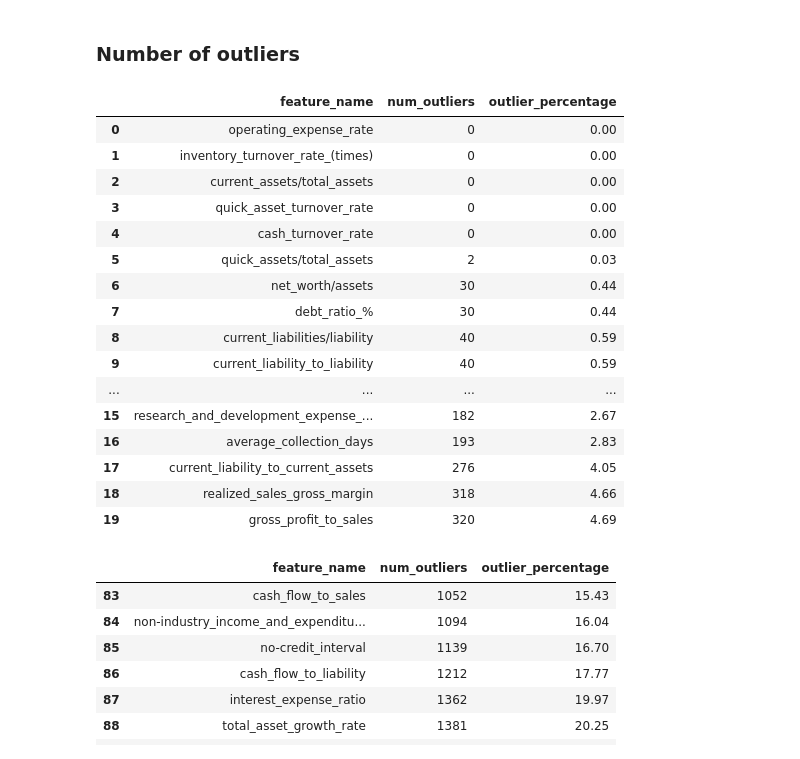
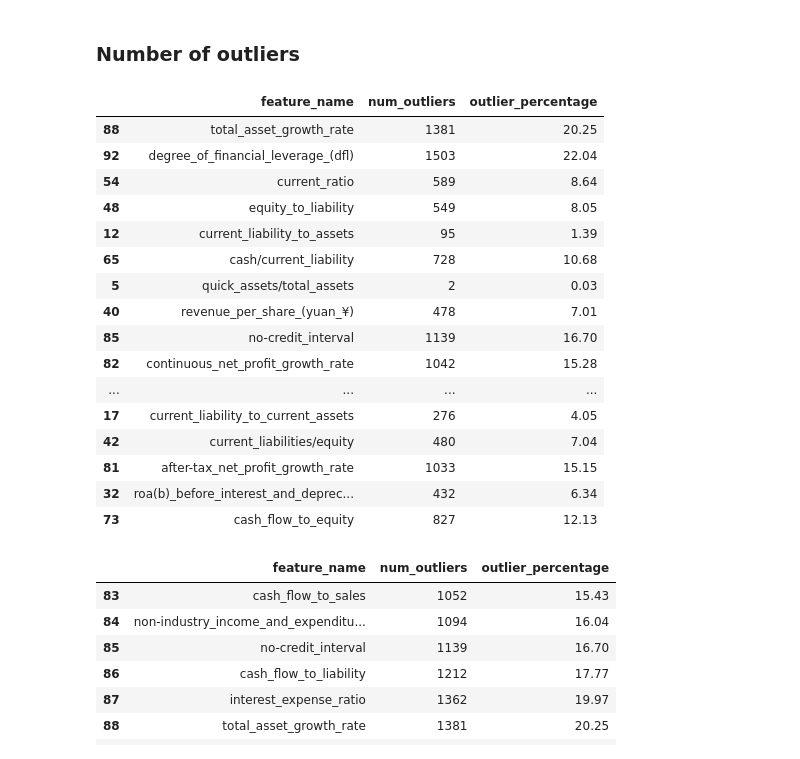
Before and after one commit to suchirmm/predictive_ml_, a Jupyter notebook: company_failure_prediction.ipynb, the cells around one changed output. Cells and saved outputs as stored; diff of their text form; code cells hidden in the pictures.

Commit message:
outliers, eda

```diff
--- a/company_failure_prediction.ipynb
+++ b/company_failure_prediction.ipynb
@@ -157,25 +157,25 @@ outlier_df.drop(columns=['msg'], inplace=True)
 outlier_df['outlier_percentage'] = round(outlier_df['num_outliers'] / df.shape[0] * 100, 2)
 # %%
 # Most features have outliers which makes different outlier techniques essential
-outlier_df.sort_values('outlier_percentage').reset_index(drop = True)[:20]
+outlier_df.sort_values('outlier_percentage').reset_index(drop = True).sample(20)
 # %% [output]
 |  | feature_name | num_outliers | outlier_percentage |
-| 0 | operating_expense_rate | 0 | 0.00 |
-| 1 | inventory_turnover_rate_(times) | 0 | 0.00 |
-| 2 | current_assets/total_assets | 0 | 0.00 |
-| 3 | quick_asset_turnover_rate | 0 | 0.00 |
-| 4 | cash_turnover_rate | 0 | 0.00 |
+| 88 | total_asset_growth_rate | 1381 | 20.25 |
+| 92 | degree_of_financial_leverage_(dfl) | 1503 | 22.04 |
+| 54 | current_ratio | 589 | 8.64 |
+| 48 | equity_to_liability | 549 | 8.05 |
+| 12 | current_liability_to_assets | 95 | 1.39 |
+| 65 | cash/current_liability | 728 | 10.68 |
 | 5 | quick_assets/total_assets | 2 | 0.03 |
-| 6 | net_worth/assets | 30 | 0.44 |
-| 7 | debt_ratio_% | 30 | 0.44 |
-| 8 | current_liabilities/liability | 40 | 0.59 |
-| 9 | current_liability_to_liability | 40 | 0.59 |
+| 40 | revenue_per_share_(yuan_¥) | 478 | 7.01 |
+| 85 | no-credit_interval | 1139 | 16.70 |
+| 82 | continuous_net_profit_growth_rate | 1042 | 15.28 |
 | ... | ... | ... | ... |
-| 15 | research_and_development_expense_... | 182 | 2.67 |
-| 16 | average_collection_days | 193 | 2.83 |
 | 17 | current_liability_to_current_assets | 276 | 4.05 |
-| 18 | realized_sales_gross_margin | 318 | 4.66 |
-| 19 | gross_profit_to_sales | 320 | 4.69 |
+| 42 | current_liabilities/equity | 480 | 7.04 |
+| 81 | after-tax_net_profit_growth_rate | 1033 | 15.15 |
+| 32 | roa(b)_before_interest_and_deprec... | 432 | 6.34 |
+| 73 | cash_flow_to_equity | 827 | 12.13 |
 # %%
 outlier_df.sort_values('outlier_percentage').reset_index(drop = True)[-10:]
 # %% [output]
```
Also changed, not shown: parts of 5 cells of this notebook.
